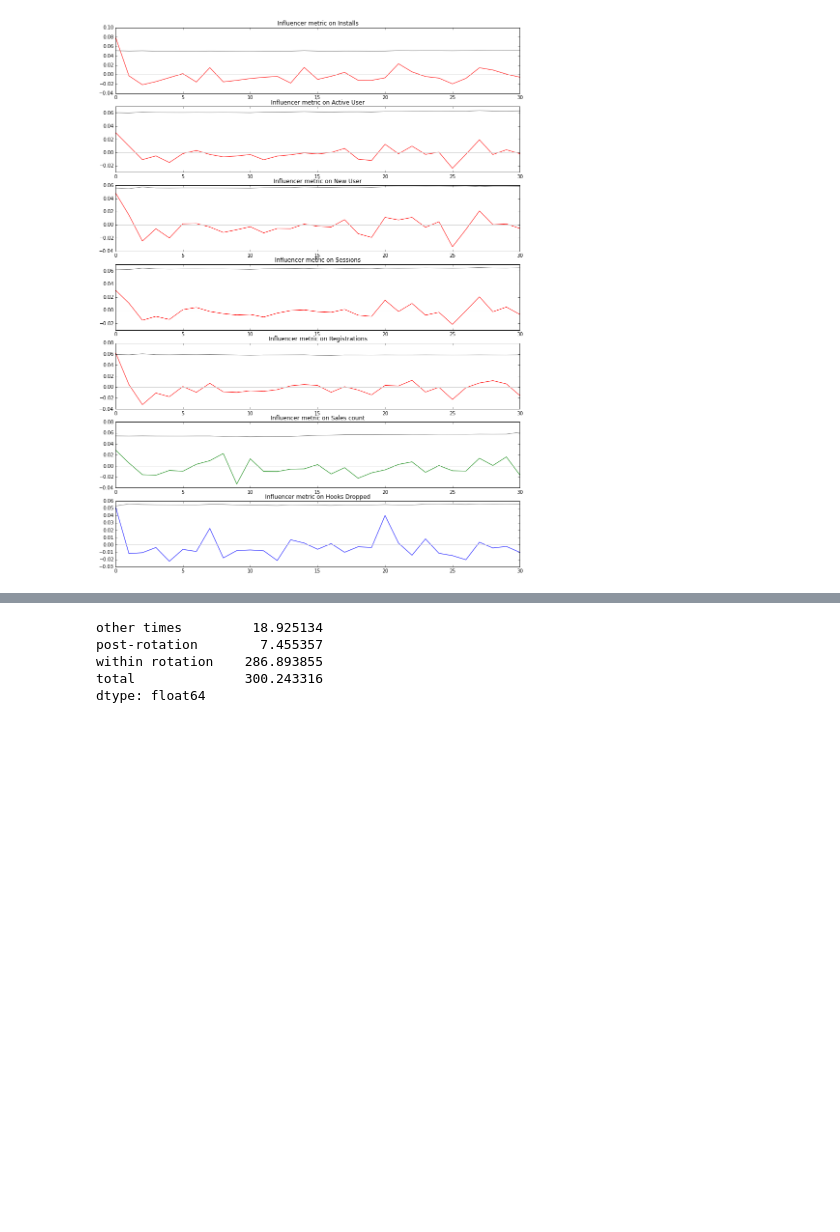
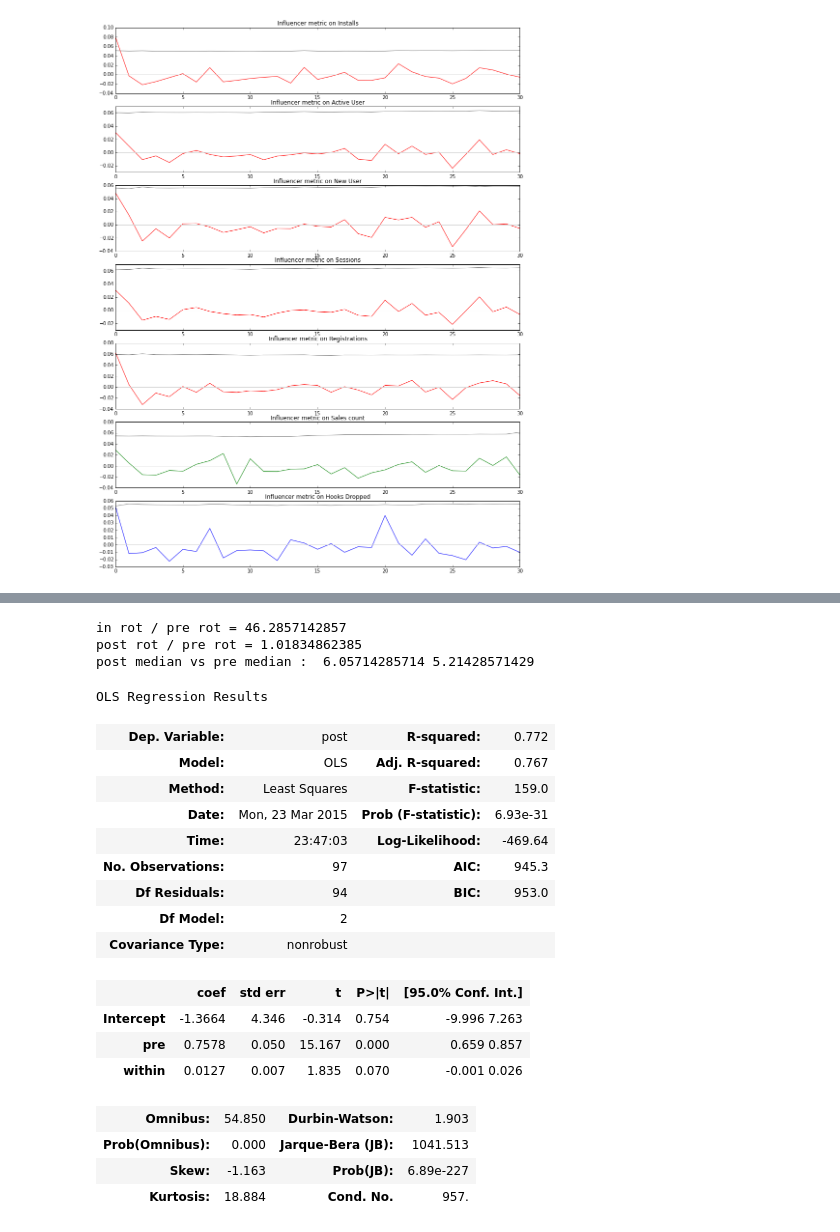
Before and after one commit to stewartsiu/misc, a Jupyter notebook: hook/PrelimAnalysis1.ipynb, the cells around one changed output, grey strips where cells are left out. Saved outputs shown, nothing was run; the diff lists cells and outputs as text; code cells hidden in the pictures; blank space fills up the shorter version.

```diff
--- a/hook/PrelimAnalysis1.ipynb
+++ b/hook/PrelimAnalysis1.ipynb
@@ -263,8 +251,31 @@ track_engage['total']=track_engage.sum(axis=1) #this is only used to filter nan
-# %%
-track_engage[~np.isnan(track_engage['total'])].mean()
-# %% [output]
-other times         18.925134
-post-rotation        7.455357
-within rotation    286.893855
-total              300.243316
-dtype: float64
+# %%
+test2=test.loc[:,pandas.notnull(test.loc['pre']+test.loc['within']+test.loc['post'])]
+print 'in rot / pre rot =',(test2.loc['within']/test2.loc['pre']).median()
+print 'post rot / pre rot =',(test2.loc['post']/test2.loc['pre']).median()
+print 'post median vs pre median : ',test2.loc['post'].median(),test2.loc['pre'].median()
+# %% [output]
+in rot / pre rot = 46.2857142857
+post rot / pre rot = 1.01834862385
+post median vs pre median :  6.05714285714 5.21428571429
+# %%
+res = smf.ols(data=test2.transpose(),formula='post ~ pre + within').fit()
+res.summary()
+# %% [output]
+OLS Regression Results
+| Dep. Variable: | post | R-squared: | 0.772 |
+| Model: | OLS | Adj. R-squared: | 0.767 |
+| Method: | Least Squares | F-statistic: | 159.0 |
+| Date: | Mon, 23 Mar 2015 | Prob (F-statistic): | 6.93e-31 |
+| Time: | 23:47:03 | Log-Likelihood: | -469.64 |
+| No. Observations: | 97 | AIC: | 945.3 |
+| Df Residuals: | 94 | BIC: | 953.0 |
+| Df Model: | 2 |  |  |
+| Covariance Type: | nonrobust |  |  |
+|  | coef | std err | t | P>|t| | [95.0% Conf. Int.] |
+| Intercept | -1.3664 | 4.346 | -0.314 | 0.754 | -9.996 7.263 |
+| pre | 0.7578 | 0.050 | 15.167 | 0.000 | 0.659 0.857 |
+| within | 0.0127 | 0.007 | 1.835 | 0.070 | -0.001 0.026 |
+| Omnibus: | 54.850 | Durbin-Watson: | 1.903 |
+| Prob(Omnibus): | 0.000 | Jarque-Bera (JB): | 1041.513 |
+| Skew: | -1.163 | Prob(JB): | 6.89e-227 |
+| Kurtosis: | 18.884 | Cond. No. | 957. |
```
Also changed, not shown: parts of 9 cells of this notebook.
